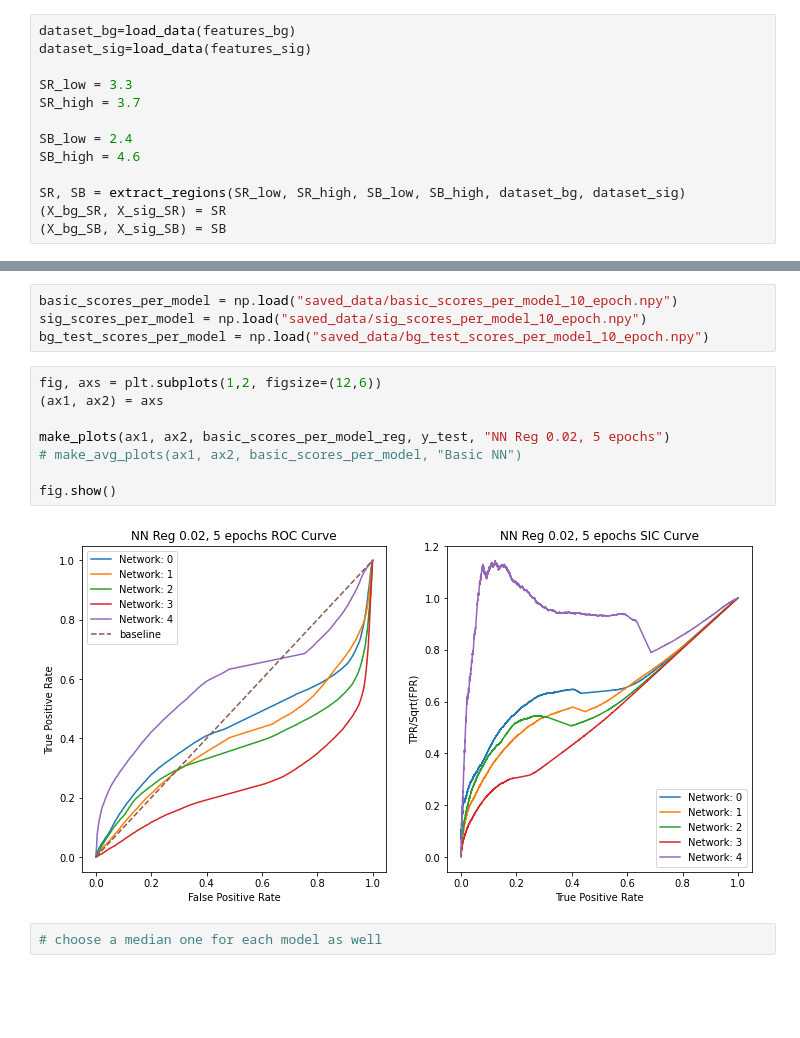
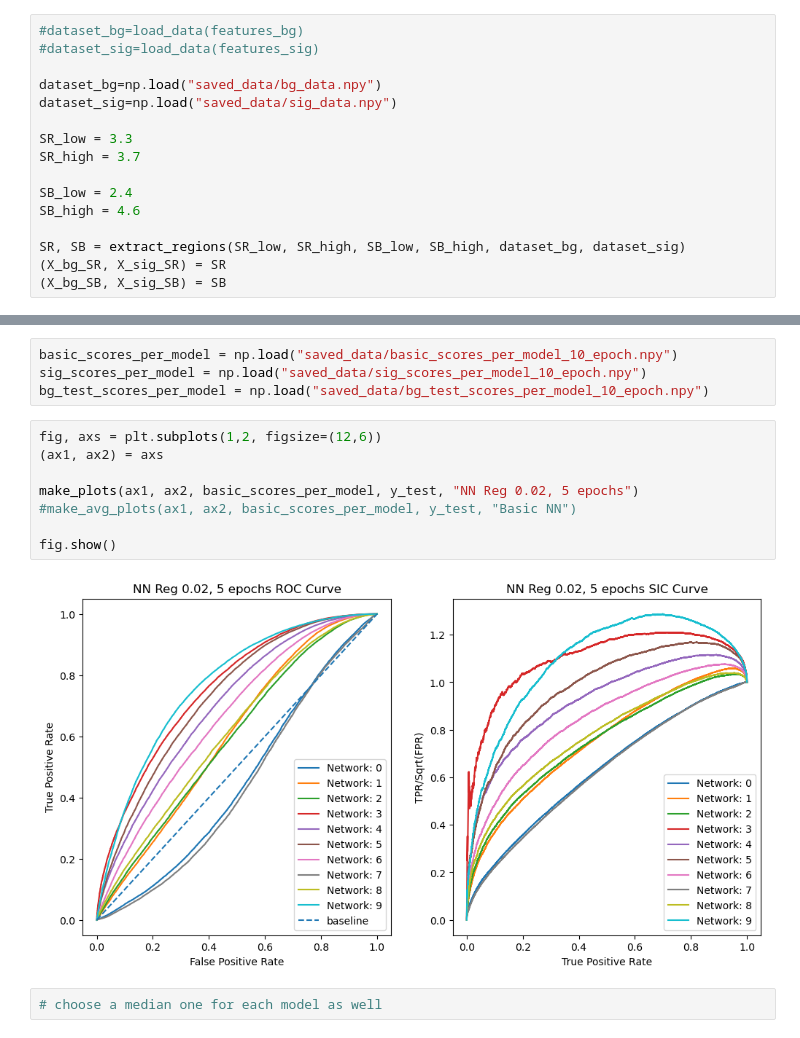
Before and after one commit to normankarr/lhc-oc-classifiers, a Jupyter notebook: Comparisons.ipynb, the cells around one changed output, grey strips where cells are left out. Saved outputs shown, nothing was run; the diff lists cells and outputs as text; blank space fills up the shorter version.

```diff
--- a/Comparisons.ipynb
+++ b/Comparisons.ipynb
@@ -32,8 +32,11 @@ features_bg=pd.read_hdf("/clusterfs/ml4hep/bpnachman/Anomalies/LHCO/events_anoma
 # %%
 device = torch.device('cuda:0')
 # %%
-dataset_bg=load_data(features_bg)
-dataset_sig=load_data(features_sig)
+#dataset_bg=load_data(features_bg)
+#dataset_sig=load_data(features_sig)
+
+dataset_bg=np.load("saved_data/bg_data.npy")
+dataset_sig=np.load("saved_data/sig_data.npy")
 
 SR_low = 3.3
 SR_high = 3.7
@@ -473,13 +457,13 @@ bg_test_scores_per_model = np.load("saved_data/bg_test_scores_per_model_10_epoch
 # %%
 fig, axs = plt.subplots(1,2, figsize=(12,6))
 (ax1, ax2) = axs
 
-make_plots(ax1, ax2, basic_scores_per_model_reg, y_test, "NN Reg 0.02, 5 epochs")
-# make_avg_plots(ax1, ax2, basic_scores_per_model, "Basic NN")
+make_plots(ax1, ax2, basic_scores_per_model, y_test, "NN Reg 0.02, 5 epochs")
+#make_avg_plots(ax1, ax2, basic_scores_per_model, y_test, "Basic NN")
 
 fig.show()
 # %% [output]
-[figure, old version]
+[figure, new version]
 # %%
 # choose a median one for each model as well
 # %%
```
Also changed, not shown: parts of 20 cells of this notebook, 3 other files.
